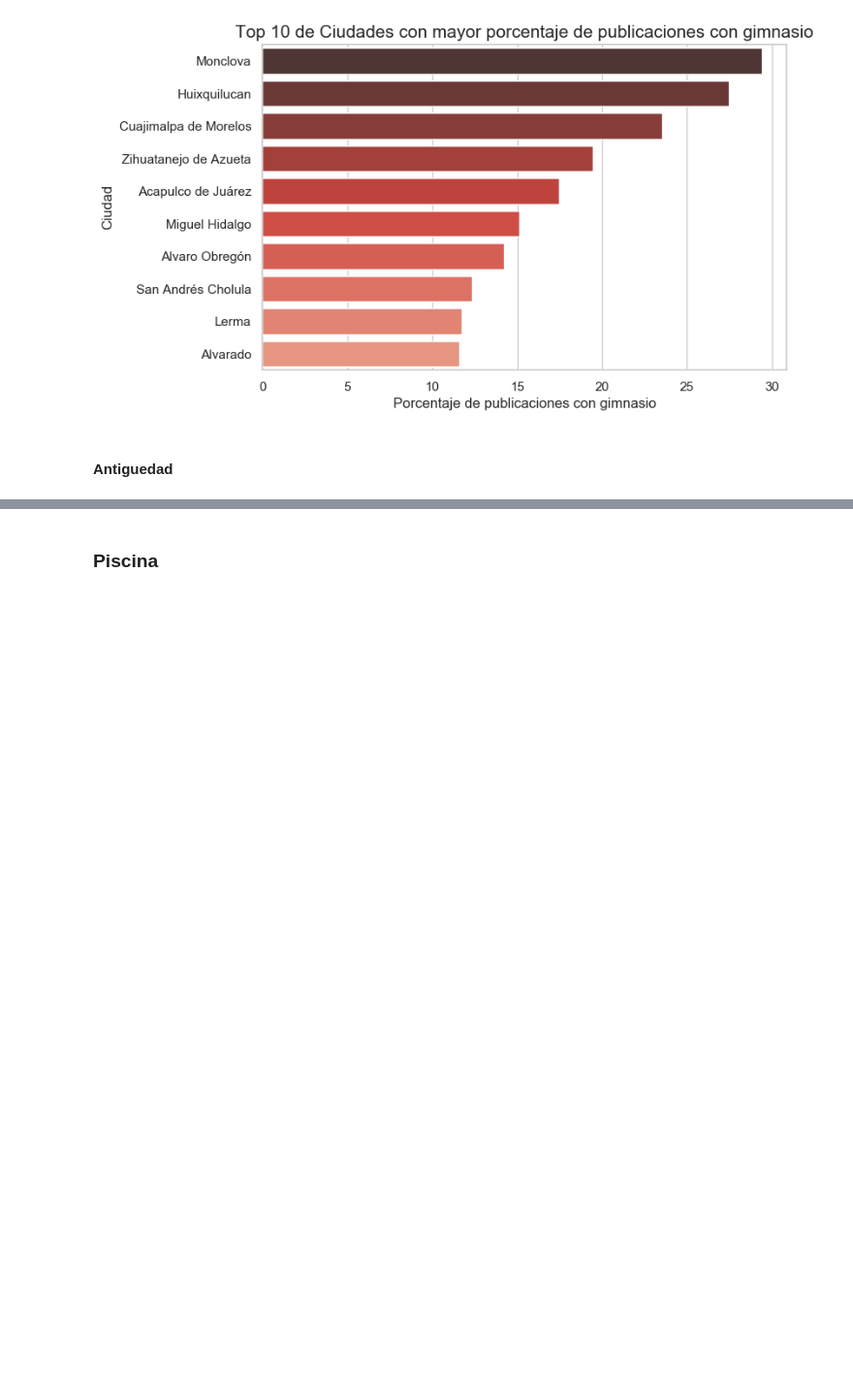
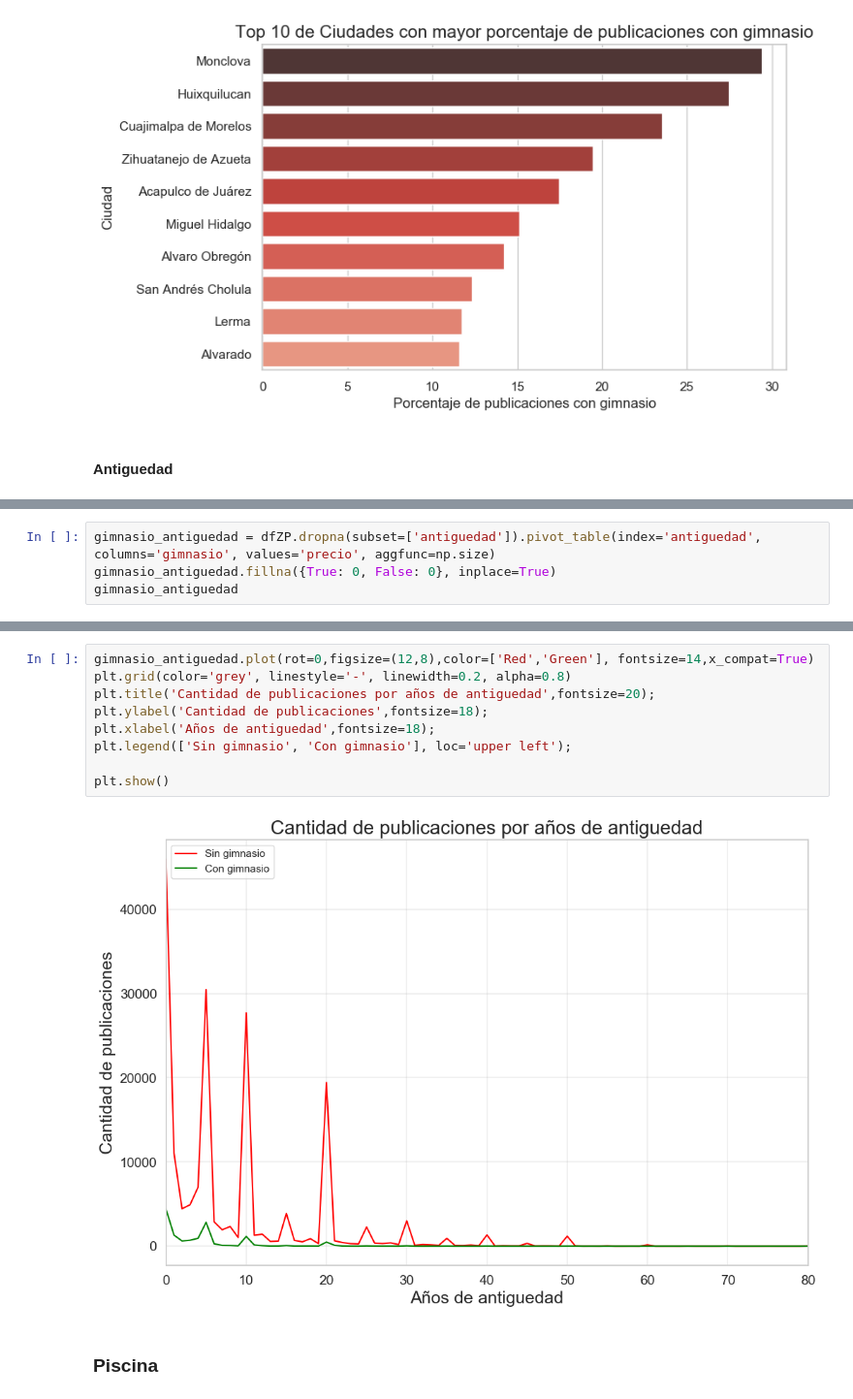
Before and after one commit to cessar5/7506_20192C, a Jupyter notebook: AnalisisAmenitiesYOtros.ipynb, the cells around one changed output, grey strips where cells are left out. Shown at 97% size. Saved outputs shown, nothing was run; the diff lists cells and outputs as text; blank space fills up the shorter version.

```diff
--- a/AnalisisAmenitiesYOtros.ipynb
+++ b/AnalisisAmenitiesYOtros.ipynb
@@ -286,0 +272,4 @@ g.set_ylabel('Cantidad de publicaciones');
+# %%
+gimnasio_antiguedad = dfZP.dropna(subset=['antiguedad']).pivot_table(index='antiguedad', columns='gimnasio', values='precio', aggfunc=np.size)
+gimnasio_antiguedad.fillna({True: 0, False: 0}, inplace=True)
+gimnasio_antiguedad
@@ -287,3 +296,14 @@ g.set_ylabel('Cantidad de publicaciones');
+# %%
+gimnasio_antiguedad.plot(rot=0,figsize=(12,8),color=['Red','Green'], fontsize=14,x_compat=True)
+plt.grid(color='grey', linestyle='-', linewidth=0.2, alpha=0.8)
+plt.title('Cantidad de publicaciones por años de antiguedad',fontsize=20);
+plt.ylabel('Cantidad de publicaciones',fontsize=18);
+plt.xlabel('Años de antiguedad',fontsize=18);
+plt.legend(['Sin gimnasio', 'Con gimnasio'], loc='upper left');
+
+plt.show()
+# %% [output]
+[figure, added]
 # %% [markdown]
 ### Piscina
 # %%
```
Also changed, not shown: parts of 51 cells of this notebook.
